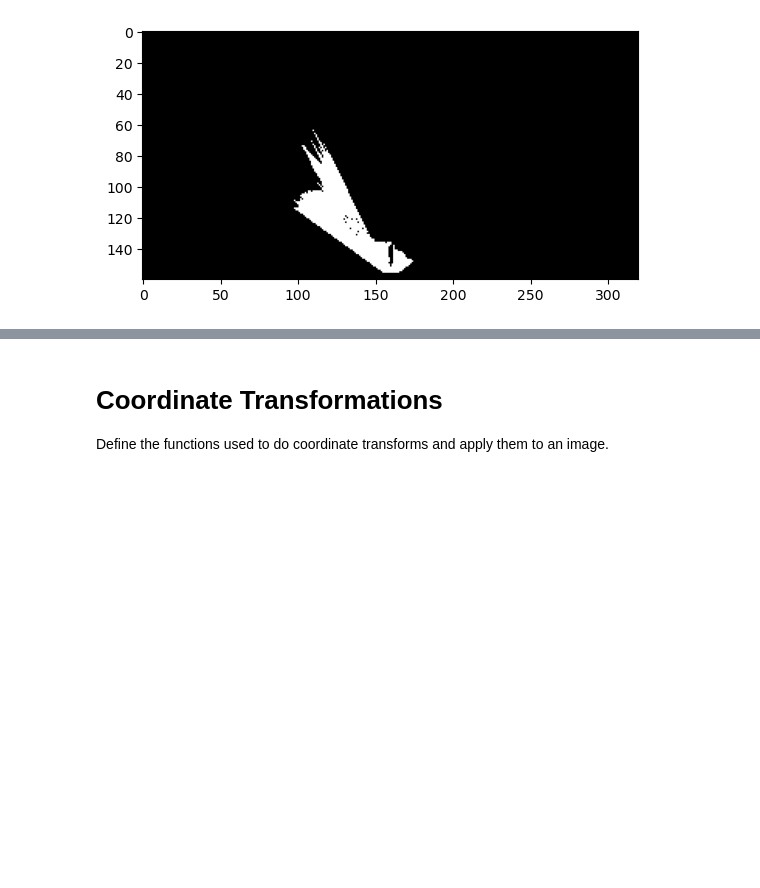
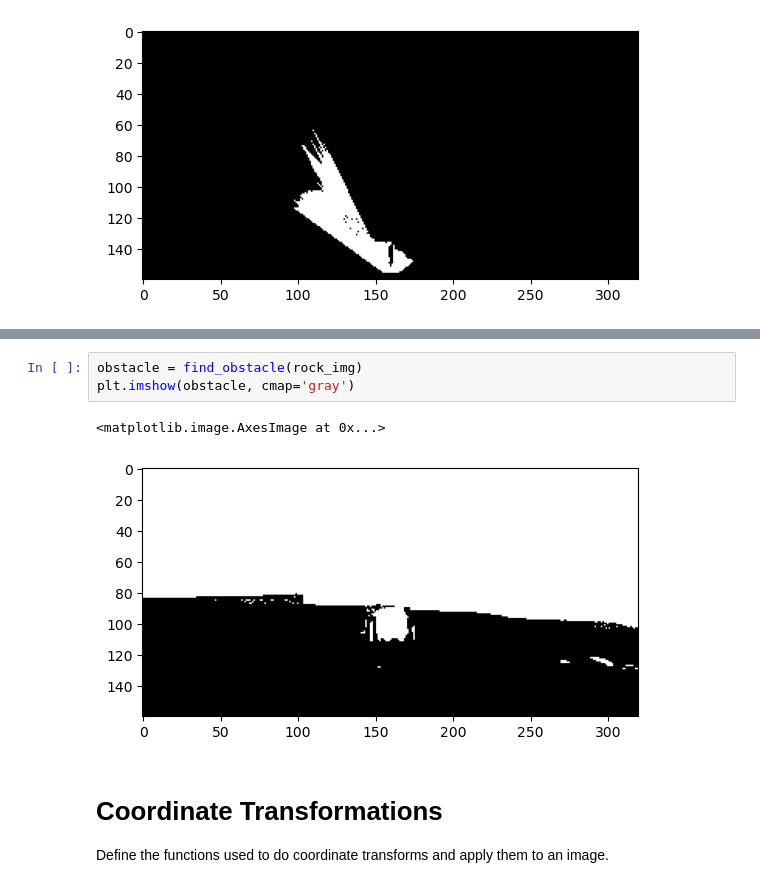
Before and after one commit to engRana404/Mars-Search-Robot, a Jupyter notebook: NoteBook.ipynb, the cells around one changed output, grey strips where cells are left out. Saved outputs shown, nothing was run; the diff lists cells and outputs as text; blank space fills up the shorter version.

```diff
--- a/NoteBook.ipynb
+++ b/NoteBook.ipynb
@@ -140,3 +166,9 @@ plt.imshow(threshed_nav, cmap='gray')
+# %%
+obstacle = find_obstacle(rock_img)
+plt.imshow(obstacle, cmap='gray')
+# %% [output]
+<matplotlib.image.AxesImage at 0x...>
+[figure, added]
 # %% [markdown]
 # Coordinate Transformations
 Define the functions used to do coordinate transforms and apply them to an image.
```
Also changed, not shown: parts of 8 cells of this notebook.
